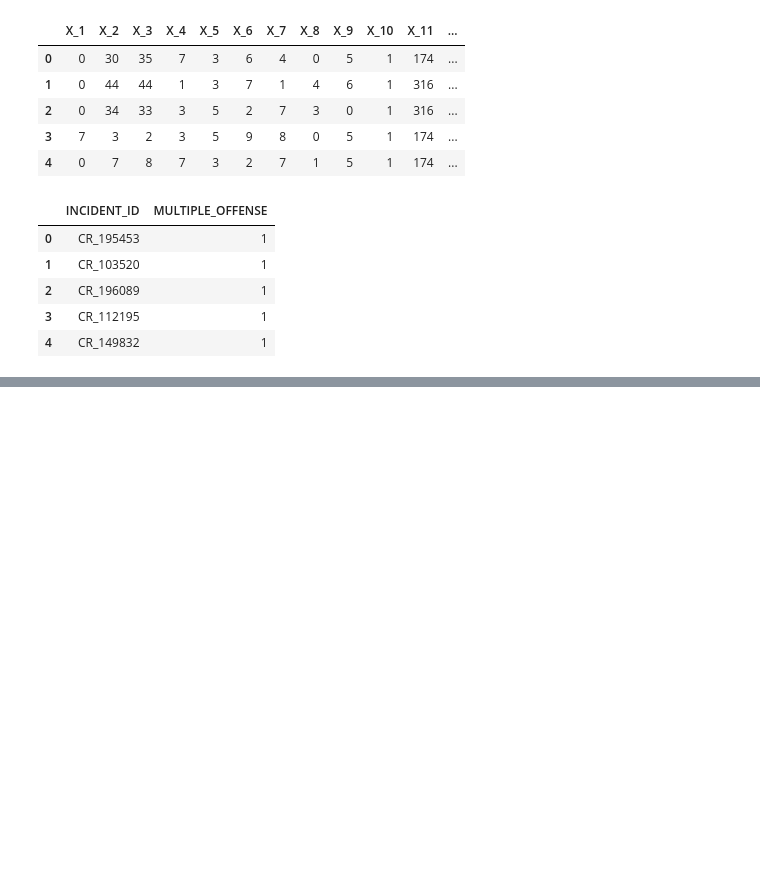
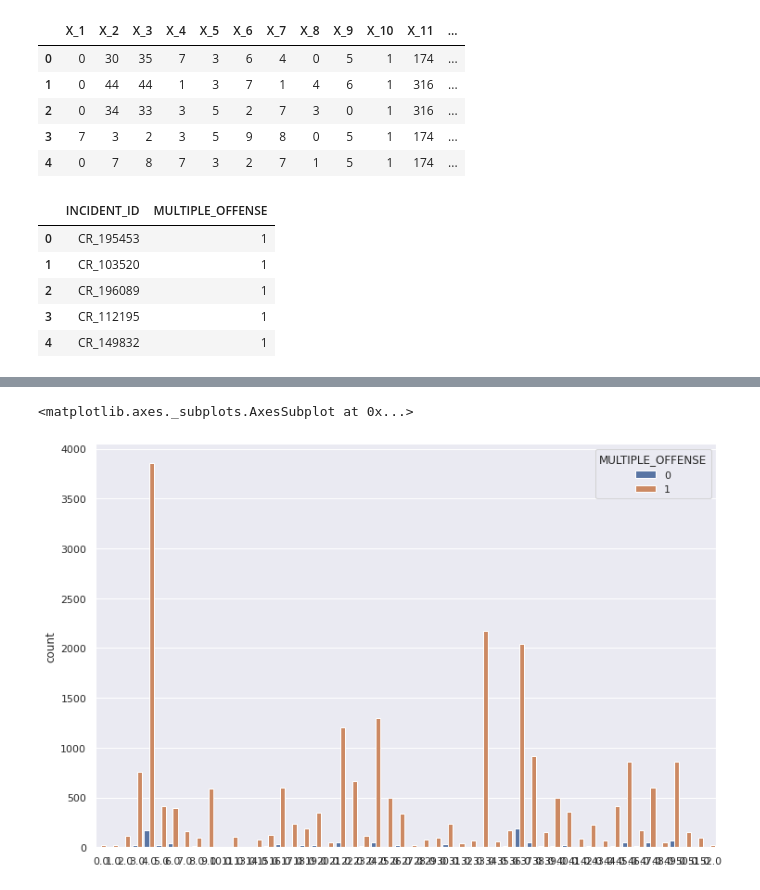
Before and after one commit to shobhitsundriyal/f_challenges, a Jupyter notebook: HE_NDS.ipynb, the cells around one changed output, grey strips where cells are left out. Drawn from its saved outputs; the diff is of its cells as text; code cells hidden in the pictures; blank space fills up the shorter version.

```diff
--- a/HE_NDS.ipynb
+++ b/HE_NDS.ipynb
@@ -161,0 +177,5 @@ submit.to_csv('summit.csv', index=False)
+# %%
+sns.countplot(X[:, 1], hue=Y)
+# %% [output]
+<matplotlib.axes._subplots.AxesSubplot at 0x...>
+[figure, added]
```
Also changed, not shown: parts of 13 cells of this notebook.
